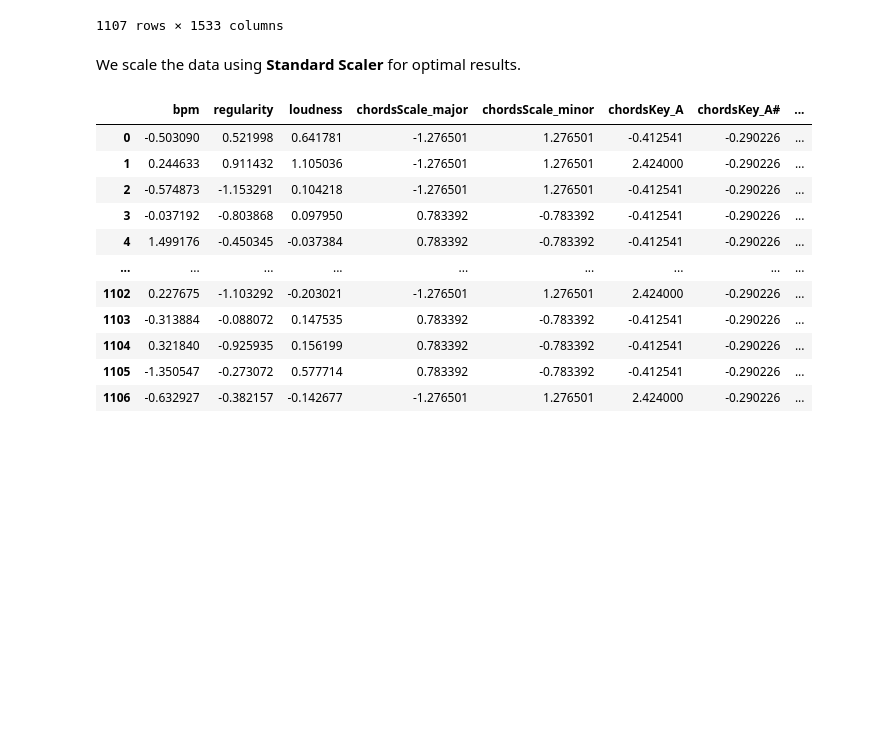
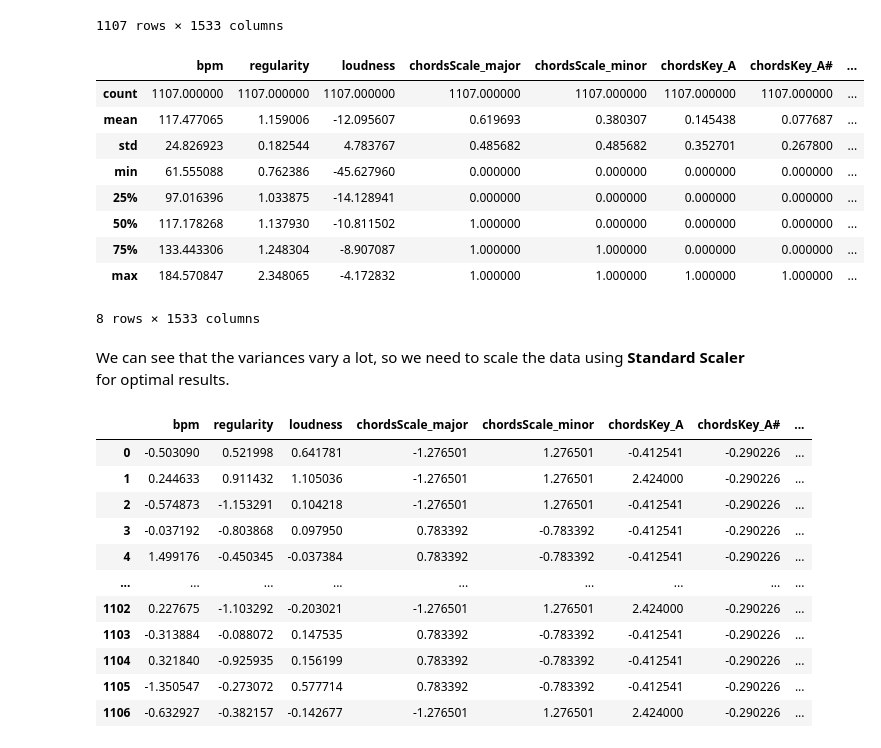
Before and after one commit to miketheofan/msc-in-data-science, a Jupyter notebook: pepmusic_assignment.ipynb, the cells around one changed output. Cells and saved outputs as stored; diff of their text form; code cells hidden in the pictures; blank space fills up the shorter version.

```diff
--- a/pepmusic_assignment.ipynb
+++ b/pepmusic_assignment.ipynb
@@ -221,8 +223,21 @@ processed_df
 | 1105 | 83.962288 | 1.109180 | -9.333204 | 1.0 | 0.0 | 0.0 | 0.0 | ... |
 | 1106 | 101.770523 | 1.089276 | -12.777831 | 0.0 | 1.0 | 1.0 | 0.0 | ... |
 1107 rows × 1533 columns
+# %%
+processed_df.describe()
+# %% [output]
+|  | bpm | regularity | loudness | chordsScale_major | chordsScale_minor | chordsKey_A | chordsKey_A# | ... |
+| count | 1107.000000 | 1107.000000 | 1107.000000 | 1107.000000 | 1107.000000 | 1107.000000 | 1107.000000 | ... |
+| mean | 117.477065 | 1.159006 | -12.095607 | 0.619693 | 0.380307 | 0.145438 | 0.077687 | ... |
+| std | 24.826923 | 0.182544 | 4.783767 | 0.485682 | 0.485682 | 0.352701 | 0.267800 | ... |
+| min | 61.555088 | 0.762386 | -45.627960 | 0.000000 | 0.000000 | 0.000000 | 0.000000 | ... |
+| 25% | 97.016396 | 1.033875 | -14.128941 | 0.000000 | 0.000000 | 0.000000 | 0.000000 | ... |
+| 50% | 117.178268 | 1.137930 | -10.811502 | 1.000000 | 0.000000 | 0.000000 | 0.000000 | ... |
+| 75% | 133.443306 | 1.248304 | -8.907087 | 1.000000 | 1.000000 | 0.000000 | 0.000000 | ... |
+| max | 184.570847 | 2.348065 | -4.172832 | 1.000000 | 1.000000 | 1.000000 | 1.000000 | ... |
+8 rows × 1533 columns
 # %% [markdown]
-We scale the data using **Standard Scaler** for optimal results.
+We can see that the variances vary a lot, so we need to scale the data using **Standard Scaler** for optimal results.
 # %%
 scaler = StandardScaler()
 scaled_df = scaler.fit_transform(processed_df)
```
Also changed, not shown: parts of 11 cells of this notebook.
